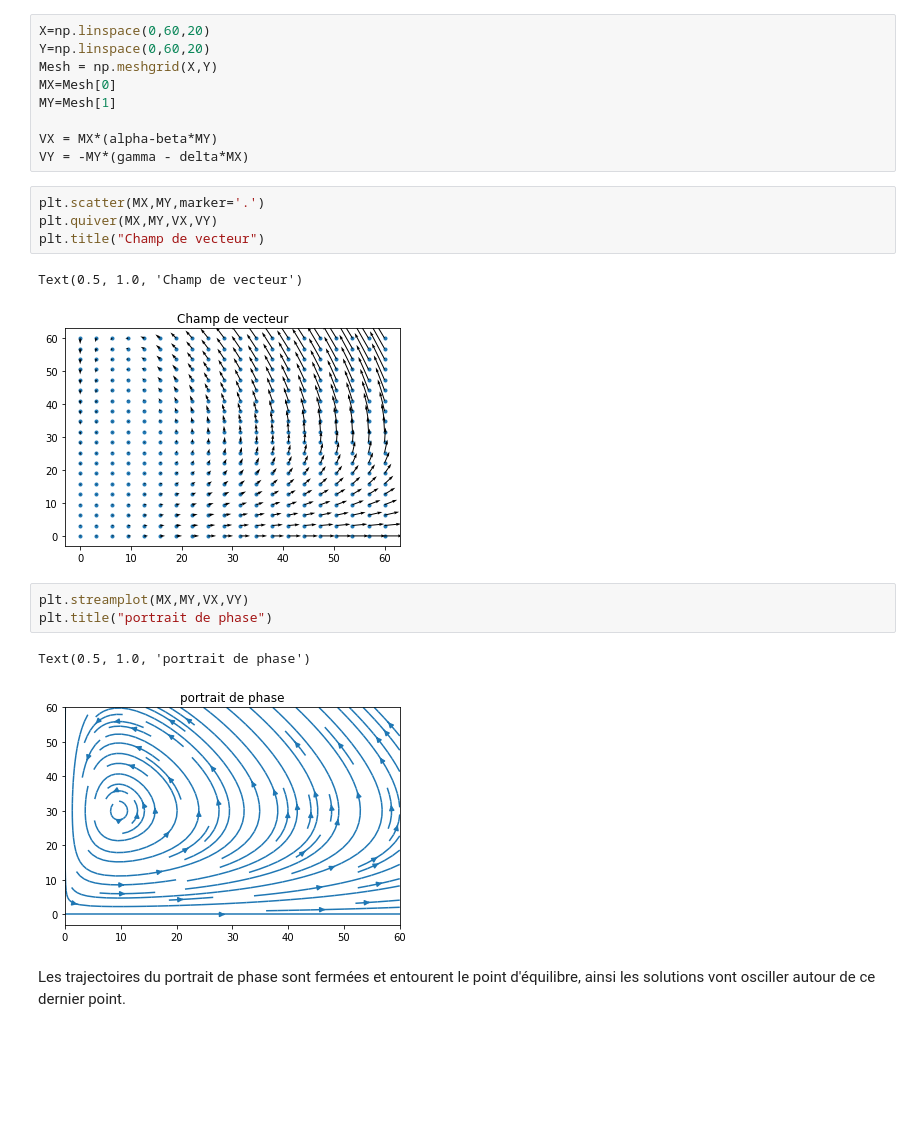
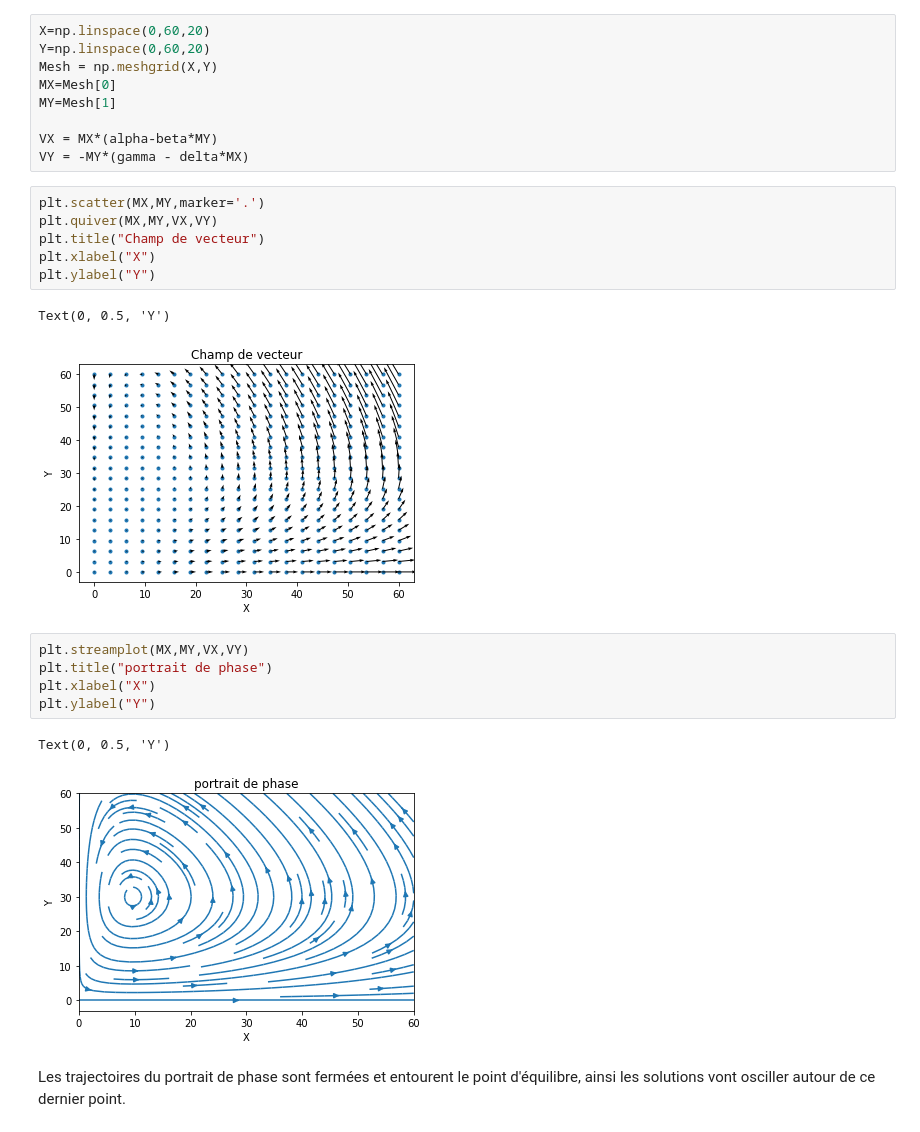
Before and after one commit to RalfCortes/ProjetMath2, a Jupyter notebook: projet.ipynb, the cells around one changed output. Cells and saved outputs as stored; diff of their text form; blank space fills up the shorter version.

```diff
--- a/projet.ipynb
+++ b/projet.ipynb
@@ -65,16 +65,20 @@ VY = -MY*(gamma - delta*MX)
 # %%
 plt.scatter(MX,MY,marker='.')
 plt.quiver(MX,MY,VX,VY)
 plt.title("Champ de vecteur")
+plt.xlabel("X")
+plt.ylabel("Y")
 # %% [output]
-Text(0.5, 1.0, 'Champ de vecteur')
+Text(0, 0.5, 'Y')
-[figure, old version]
+[figure, new version]
 # %%
 plt.streamplot(MX,MY,VX,VY)
 plt.title("portrait de phase")
+plt.xlabel("X")
+plt.ylabel("Y")
 # %% [output]
-Text(0.5, 1.0, 'portrait de phase')
+Text(0, 0.5, 'Y')
-[figure, old version]
+[figure, new version]
 # %% [markdown]
 Les trajectoires du portrait de phase sont fermées et entourent le point d'équilibre, ainsi les solutions vont osciller autour de ce dernier point.
 # %% [markdown]
```
Also changed, not shown: parts of 24 cells of this notebook.
